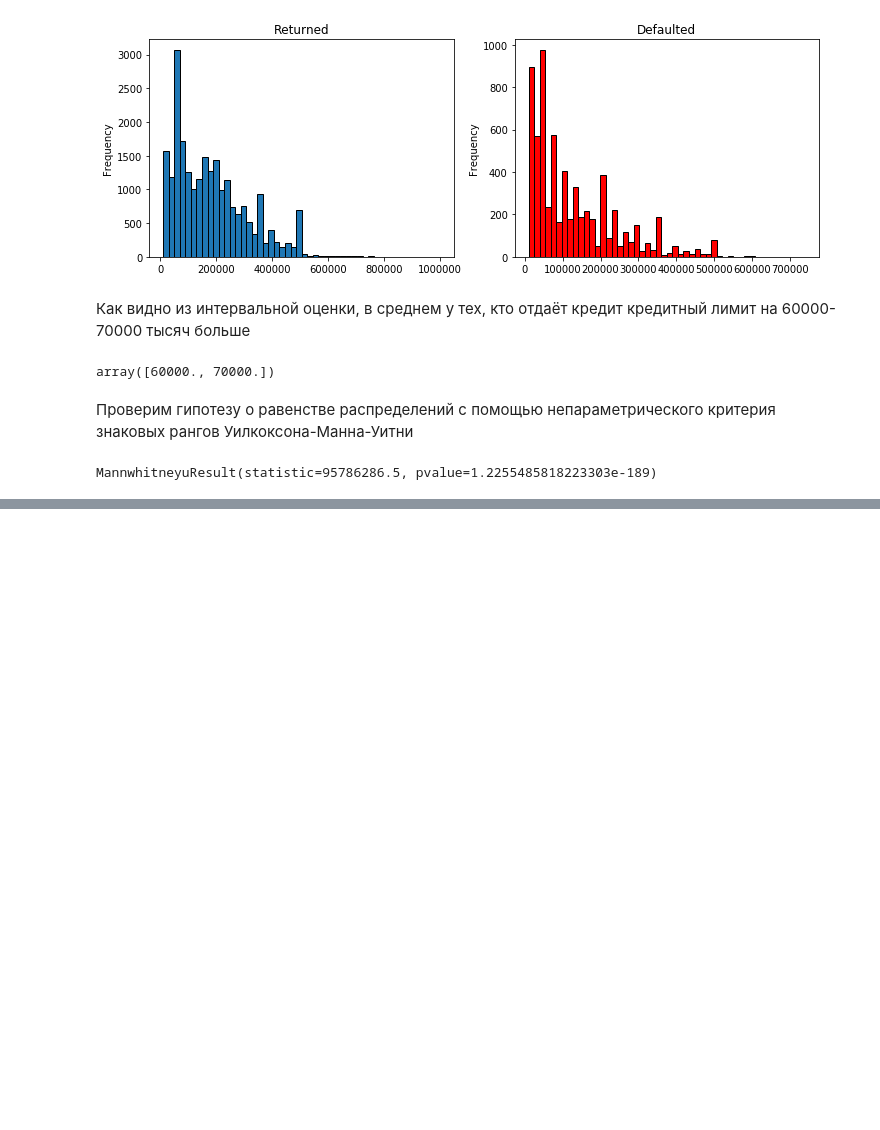
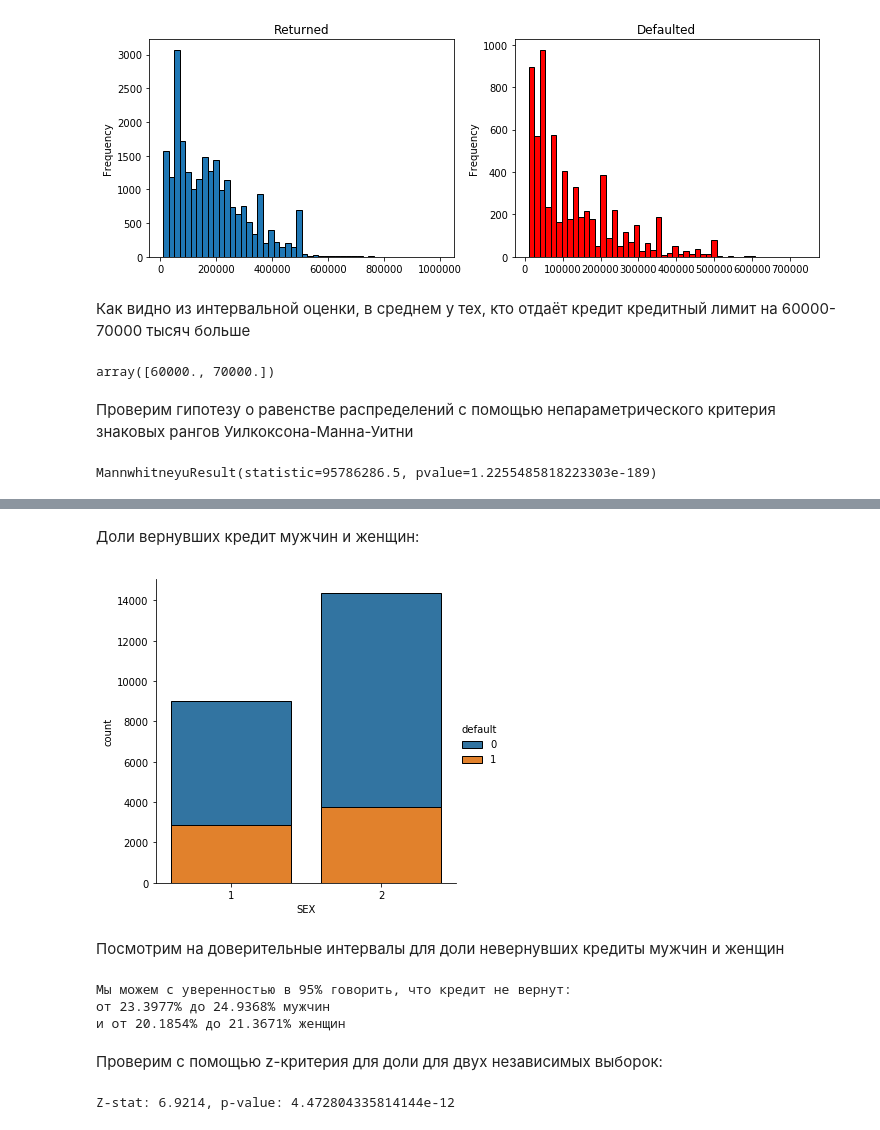
Before and after one commit to armavox/mldaspec, a Jupyter notebook: course4/notebooks/w4_Scoring.ipynb, the cells around one changed output, grey strips where cells are left out. Drawn from its saved outputs; the diff is of its cells as text; code cells hidden in the pictures; blank space fills up the shorter version.

```diff
--- a/course4/notebooks/w4_Scoring.ipynb
+++ b/course4/notebooks/w4_Scoring.ipynb
@@ -163,0 +149,6 @@ ax.vlines(x, 0, sc.stats.poisson.pmf(x, mu), colors='b', lw=5, alpha=0.5)
+# %% [markdown]
+Доли вернувших кредит мужчин и женщин:
+# %%
+sns.catplot(data=df, x='SEX', hue='default', kind='count', dodge=False);
+# %% [output]
+[figure, added]
@@ -163,0 +160,21 @@ ax.vlines(x, 0, sc.stats.poisson.pmf(x, mu), colors='b', lw=5, alpha=0.5)
+# %% [markdown]
+Посмотрим на доверительные интервалы для доли невернувших кредиты мужчин и женщин
+# %%
+male_confint = psts.proportion_confint(def_male_sample.sum(), len(def_male_sample))
+female_confint = psts.proportion_confint(def_female_sample.sum(), len(def_female_sample))
+print('Мы можем с уверенностью в 95% говорить, что кредит не вернут:\n'
+      f'от {male_confint[0]*100:.4f}% до {male_confint[1]*100:.4f}% мужчин\n'
+      f'и от {female_confint[0]*100:.4f}% до {female_confint[1]*100:.4f}% женщин')
+# %% [output]
+Мы можем с уверенностью в 95% говорить, что кредит не вернут:
+от 23.3977% до 24.9368% мужчин
+и от 20.1854% до 21.3671% женщин
+# %% [markdown]
+Проверим с помощью z-критерия для доли для двух независимых выборок:
+# %%
+res = psts.proportions_ztest(
+    [default_male_sample.sum(), default_female_sample.sum()],
+    [len(default_male_sample), len(default_female_sample)])
+print(f'Z-stat: {res[0]:.4f}, p-value: {res[1]}')
+# %% [output]
+Z-stat: 6.9214, p-value: 4.472804335814144e-12
```
Also changed, not shown: parts of 34 cells of this notebook, 2 other files.
